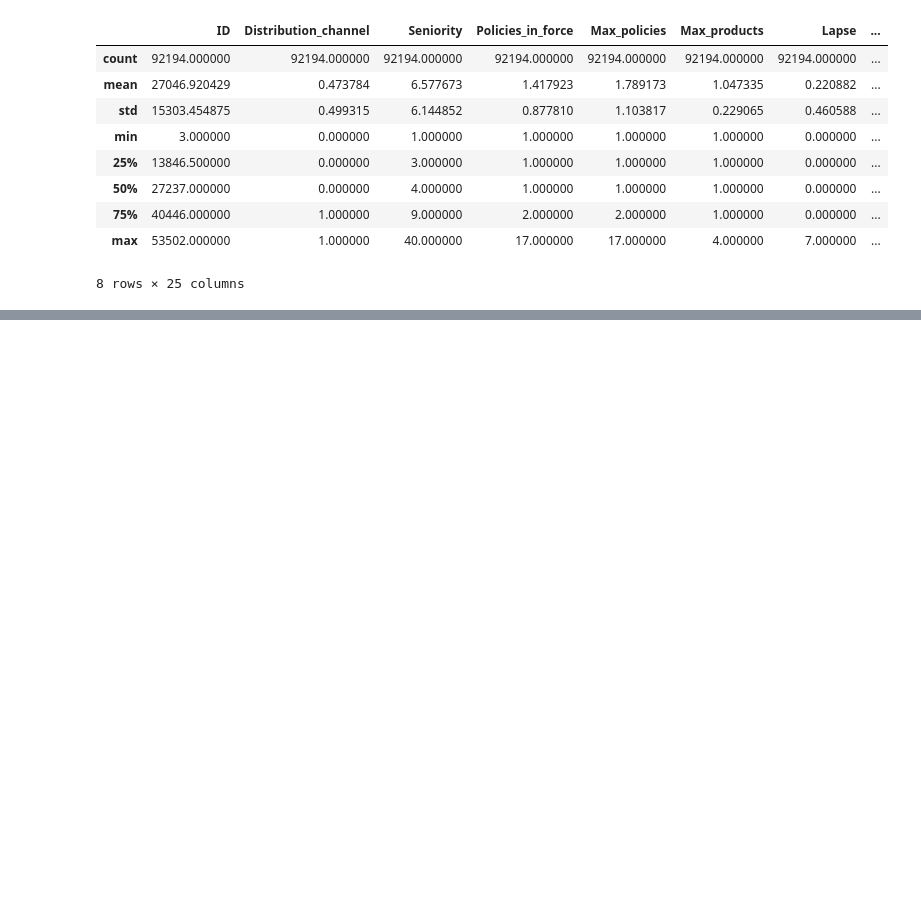
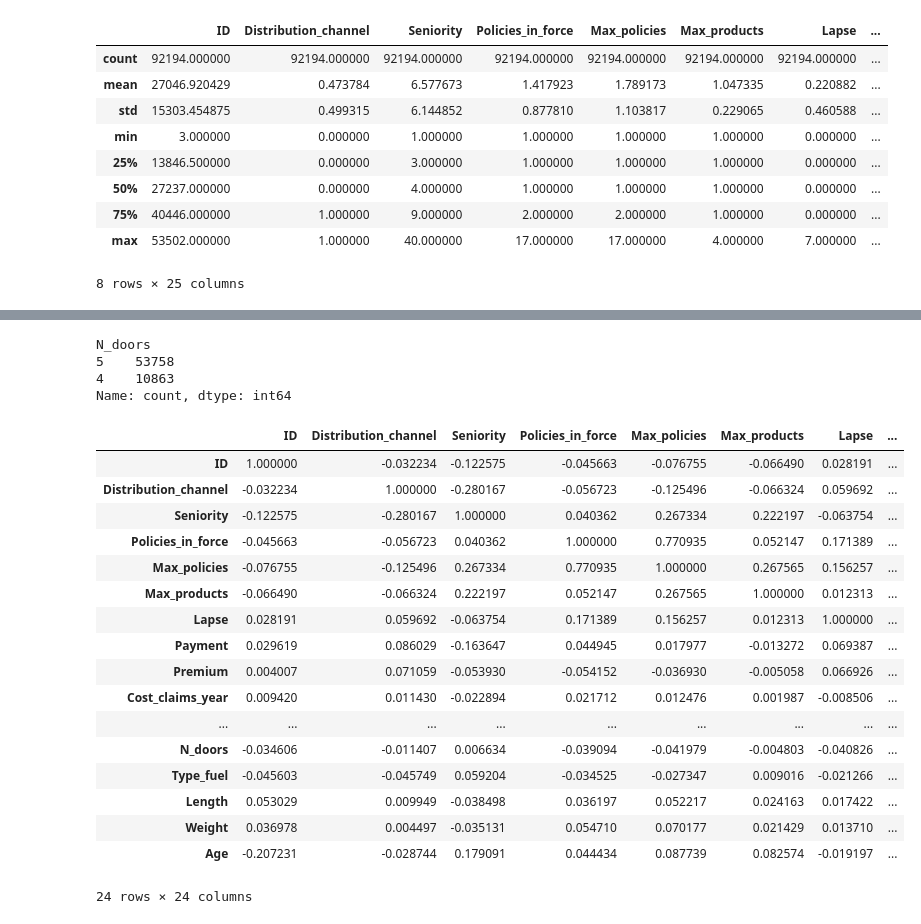
Before and after one commit to shoe-bin/Springboard-Projects, a Jupyter notebook: CapstoneProject/Notebooks/Preprocessing_and_Training.ipynb, the cells around one changed output, grey strips where cells are left out. Cells and saved outputs as stored; diff of their text form; code cells hidden in the pictures; blank space fills up the shorter version.

```diff
--- a/CapstoneProject/Notebooks/Preprocessing_and_Training.ipynb
+++ b/CapstoneProject/Notebooks/Preprocessing_and_Training.ipynb
@@ -155,0 +166,5 @@ auto_df.describe()
+# %%
+auto_df_sub = auto_df[auto_df['Type_risk'] == 3]
+auto_df_sub.drop(columns=['Type_risk'], inplace=True)
+print(auto_df_sub['N_doors'].value_counts())
+auto_df_sub.info()
@@ -155,0 +193,30 @@ auto_df.describe()
+# %%
+# Additionally, you will only be looking at cars with 4 or 5 doors (which would be either sedan or hatchbacks)
+auto_df_sub = auto_df_sub[(auto_df_sub['N_doors'] == 4) | (auto_df_sub['N_doors'] == 5)]
+auto_df_sub['N_doors'].value_counts()
+# %% [output]
+N_doors
+5    53758
+4    10863
+Name: count, dtype: int64
+# %%
+auto_df_sub.corr()
+# %% [output]
+|  | ID | Distribution_channel | Seniority | Policies_in_force | Max_policies | Max_products | Lapse | ... |
+| ID | 1.000000 | -0.032234 | -0.122575 | -0.045663 | -0.076755 | -0.066490 | 0.028191 | ... |
+| Distribution_channel | -0.032234 | 1.000000 | -0.280167 | -0.056723 | -0.125496 | -0.066324 | 0.059692 | ... |
+| Seniority | -0.122575 | -0.280167 | 1.000000 | 0.040362 | 0.267334 | 0.222197 | -0.063754 | ... |
+| Policies_in_force | -0.045663 | -0.056723 | 0.040362 | 1.000000 | 0.770935 | 0.052147 | 0.171389 | ... |
+| Max_policies | -0.076755 | -0.125496 | 0.267334 | 0.770935 | 1.000000 | 0.267565 | 0.156257 | ... |
+| Max_products | -0.066490 | -0.066324 | 0.222197 | 0.052147 | 0.267565 | 1.000000 | 0.012313 | ... |
+| Lapse | 0.028191 | 0.059692 | -0.063754 | 0.171389 | 0.156257 | 0.012313 | 1.000000 | ... |
+| Payment | 0.029619 | 0.086029 | -0.163647 | 0.044945 | 0.017977 | -0.013272 | 0.069387 | ... |
+| Premium | 0.004007 | 0.071059 | -0.053930 | -0.054152 | -0.036930 | -0.005058 | 0.066926 | ... |
+| Cost_claims_year | 0.009420 | 0.011430 | -0.022894 | 0.021712 | 0.012476 | 0.001987 | -0.008506 | ... |
+| ... | ... | ... | ... | ... | ... | ... | ... | ... |
+| N_doors | -0.034606 | -0.011407 | 0.006634 | -0.039094 | -0.041979 | -0.004803 | -0.040826 | ... |
+| Type_fuel | -0.045603 | -0.045749 | 0.059204 | -0.034525 | -0.027347 | 0.009016 | -0.021266 | ... |
+| Length | 0.053029 | 0.009949 | -0.038498 | 0.036197 | 0.052217 | 0.024163 | 0.017422 | ... |
+| Weight | 0.036978 | 0.004497 | -0.035131 | 0.054710 | 0.070177 | 0.021429 | 0.013710 | ... |
+| Age | -0.207231 | -0.028744 | 0.179091 | 0.044434 | 0.087739 | 0.082574 | -0.019197 | ... |
+24 rows × 24 columns
```
Also changed, not shown: parts of 43 cells of this notebook, 4 other files.
